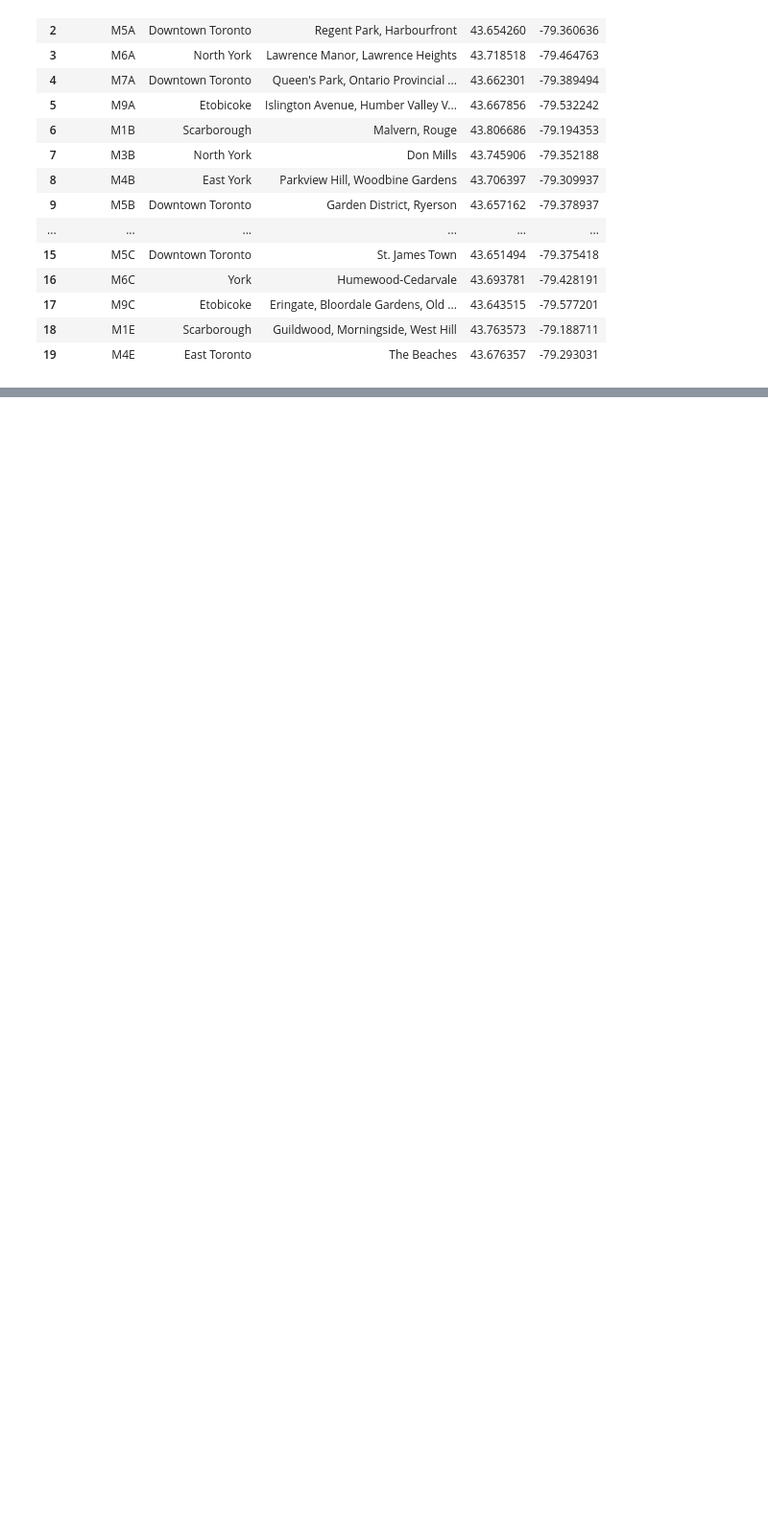
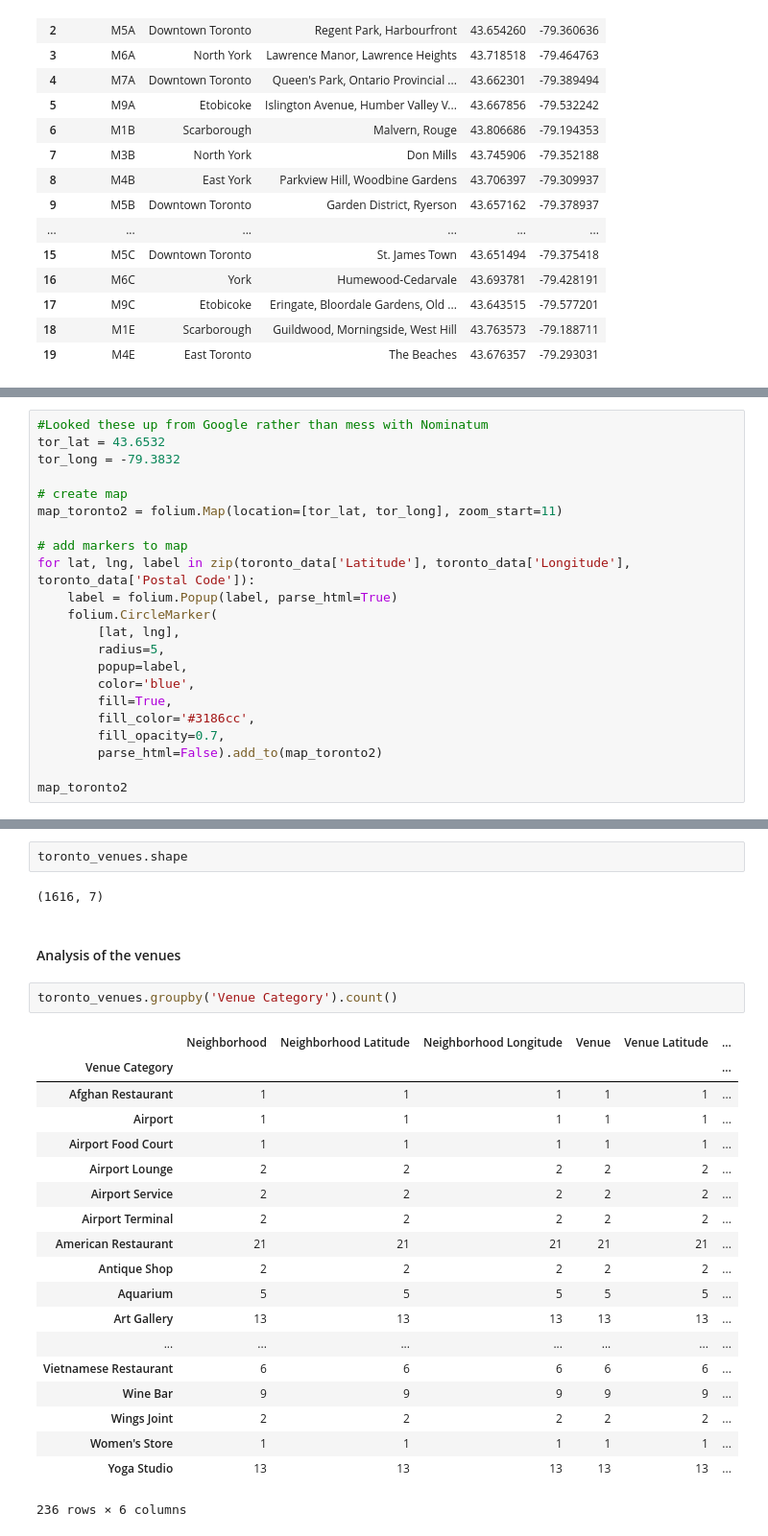
Before and after one commit to richtimm/coursera, a Jupyter notebook: Segmenting and Clustering Neighborhoods in Toronto.ipynb, the cells around one changed output, grey strips where cells are left out. Shown: that part at 96% size. Saved outputs shown, nothing was run; the diff lists cells and outputs as text; blank space fills up the shorter version.

```diff
--- a/Segmenting and Clustering Neighborhoods in Toronto.ipynb
+++ b/Segmenting and Clustering Neighborhoods in Toronto.ipynb
@@ -92,0 +150,22 @@ df.head(20)
+# %%
+#Looked these up from Google rather than mess with Nominatum
+tor_lat = 43.6532
+tor_long = -79.3832
+
+# create map
+map_toronto2 = folium.Map(location=[tor_lat, tor_long], zoom_start=11)
+
+# add markers to map
+for lat, lng, label in zip(toronto_data['Latitude'], toronto_data['Longitude'], toronto_data['Postal Code']):
+    label = folium.Popup(label, parse_html=True)
+    folium.CircleMarker(
+        [lat, lng],
+        radius=5,
+        popup=label,
+        color='blue',
+        fill=True,
+        fill_color='#3186cc',
+        fill_opacity=0.7,
+        parse_html=False).add_to(map_toronto2)
+
+map_toronto2
@@ -92,0 +254,28 @@ df.head(20)
+# %%
+toronto_venues.shape
+# %% [output]
+(1616, 7)
+# %% [markdown]
+#### Analysis of the venues
+# %%
+toronto_venues.groupby('Venue Category').count()
+# %% [output]
+|  | Neighborhood | Neighborhood Latitude | Neighborhood Longitude | Venue | Venue Latitude | ... |
+| Venue Category |  |  |  |  |  | ... |
+| Afghan Restaurant | 1 | 1 | 1 | 1 | 1 | ... |
+| Airport | 1 | 1 | 1 | 1 | 1 | ... |
+| Airport Food Court | 1 | 1 | 1 | 1 | 1 | ... |
+| Airport Lounge | 2 | 2 | 2 | 2 | 2 | ... |
+| Airport Service | 2 | 2 | 2 | 2 | 2 | ... |
+| Airport Terminal | 2 | 2 | 2 | 2 | 2 | ... |
+| American Restaurant | 21 | 21 | 21 | 21 | 21 | ... |
+| Antique Shop | 2 | 2 | 2 | 2 | 2 | ... |
+| Aquarium | 5 | 5 | 5 | 5 | 5 | ... |
+| Art Gallery | 13 | 13 | 13 | 13 | 13 | ... |
+| ... | ... | ... | ... | ... | ... | ... |
+| Vietnamese Restaurant | 6 | 6 | 6 | 6 | 6 | ... |
+| Wine Bar | 9 | 9 | 9 | 9 | 9 | ... |
+| Wings Joint | 2 | 2 | 2 | 2 | 2 | ... |
+| Women's Store | 1 | 1 | 1 | 1 | 1 | ... |
+| Yoga Studio | 13 | 13 | 13 | 13 | 13 | ... |
+236 rows × 6 columns
```
Also changed, not shown: parts of 26 cells of this notebook.
